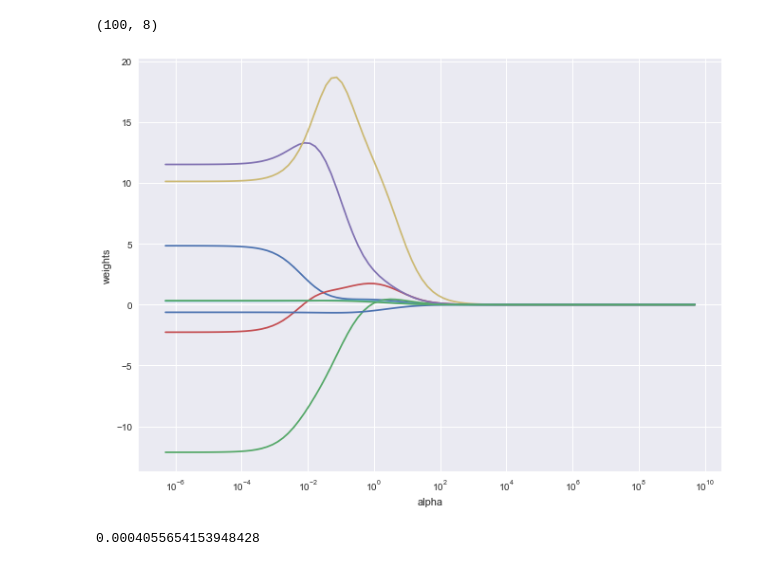
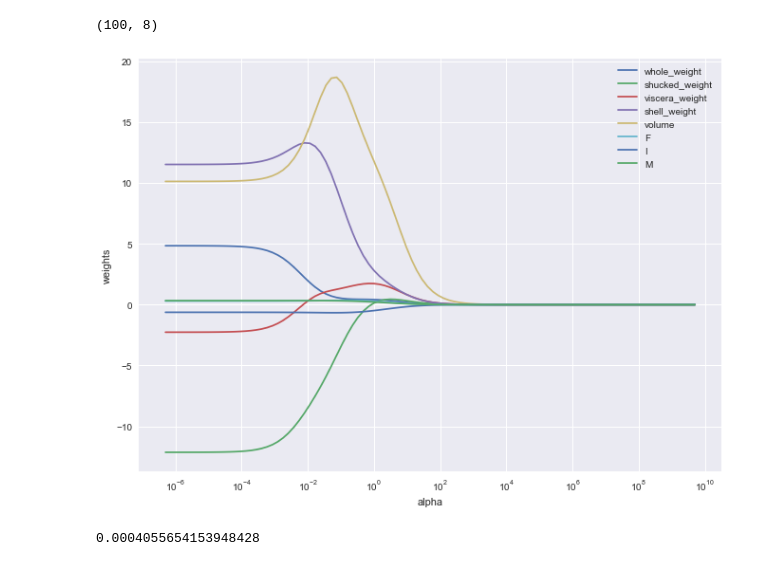
Before and after one commit to viciouspetal/data-analytics-notebook, a Jupyter notebook: Assignment workbook.ipynb, the cells around one changed output. Saved outputs shown, nothing was run; the diff lists cells and outputs as text; code cells hidden in the pictures.

```diff
--- a/Assignment workbook.ipynb
+++ b/Assignment workbook.ipynb
@@ -1114,13 +1117,14 @@ np.shape(coefs)
 # %%
 ax = plt.gca()
 ax.plot(alphas, coefs)
 ax.set_xscale('log')
 plt.axis('tight')
 plt.xlabel('alpha')
 plt.ylabel('weights')
+plt.legend(X)
 plt.savefig(default_figure_out_path+'ridge_coef_change_by_alpha'+default_figure_ext, bbox_inches='tight')
 # %% [output]
-[figure, old version]
+[figure, new version]
 # %%
 # instead of arbitrarily choosing alpha, pefrorm CV to check which value is best
 ridgecv = RidgeCV(alphas = alphas, scoring = 'neg_mean_squared_error', normalize = True)
```
Also changed, not shown: parts of 20 cells of this notebook.
